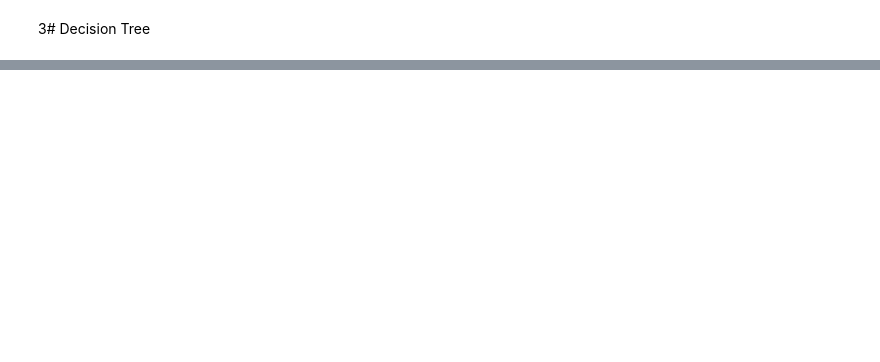
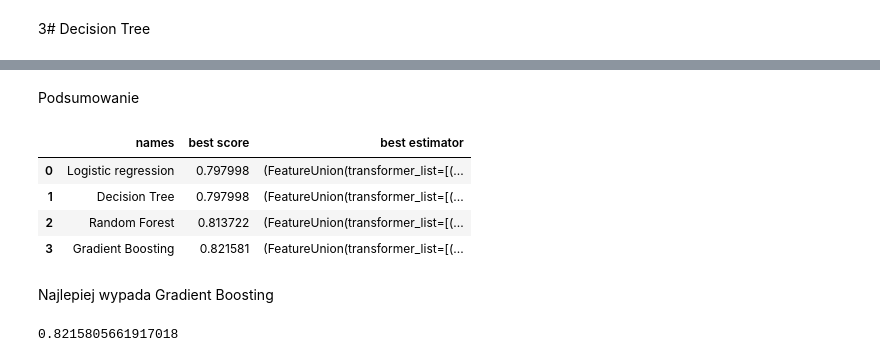
Before and after one commit to she3r/podstawy_sztucznej_inteligencji, a Jupyter notebook: titanic_kaggle.ipynb, the cells around one changed output, grey strips where cells are left out. Saved outputs shown, nothing was run; the diff lists cells and outputs as text; code cells hidden in the pictures; blank space fills up the shorter version.

```diff
--- a/titanic_kaggle.ipynb
+++ b/titanic_kaggle.ipynb
@@ -309,0 +346,12 @@ NameError: name 'testdata' is not defined
+# %%
+from sklearn.ensemble import RandomForestClassifier
+
+pipe4 = Pipeline([
+    ('preprocessing', preprocess_pipeline),
+    ('classifier', RandomForestClassifier())])
+nrandom=range(100,1000,100)
+
+param_grid = {"classifier__n_estimators" :nrandom}
+
+grid_4 = GridSearchCV(pipe4,param_grid = param_grid, cv=kfold, scoring="accuracy", n_jobs= -1)
+grid_4.fit(X_train,y_train)
@@ -309,0 +378,15 @@ NameError: name 'testdata' is not defined
+# %%
+from sklearn.model_selection import GridSearchCV
+from sklearn.ensemble import GradientBoostingClassifier
+param_grid = {'classifier__loss' : ["deviance"],
+              'classifier__n_estimators' : [100,200,300,400],
+              'classifier__learning_rate': [0.1, 0.05, 0.01,0.001],
+              'classifier__max_depth': [4, 8],
+              'classifier__min_samples_leaf': [100,150],
+              'classifier__max_features': [0.3, 0.2,0.1]
+              }
+pipe5 = Pipeline([
+    ('preprocessing', preprocess_pipeline),
+    ('classifier', GradientBoostingClassifier())])
+grid_5 = GridSearchCV(pipe5,param_grid = param_grid, cv=kfold, scoring="accuracy", n_jobs= -1)
+grid_5.fit(X_train,y_train)
@@ -309,0 +411,29 @@ NameError: name 'testdata' is not defined
+# %% [markdown]
+Podsumowanie
+# %%
+precision_scores=[]
+best_estimators = []
+names=['Logistic regression','Decision Tree','Random Forest','Gradient Boosting']
+
+for model in (grid_2,grid_3,grid_4,grid_5):
+    precision_scores.append(model.best_score_)
+    best_estimators.append(model.best_estimator_)
+
+d = {'names':names,
+    'best score': precision_scores,
+     'best estimator': best_estimators,
+    }
+df = pd.DataFrame(data=d)
+df
+# %% [output]
+|  | names | best score | best estimator |
+| 0 | Logistic regression | 0.797998 | (FeatureUnion(transformer_list=[(... |
+| 1 | Decision Tree | 0.797998 | (FeatureUnion(transformer_list=[(... |
+| 2 | Random Forest | 0.813722 | (FeatureUnion(transformer_list=[(... |
+| 3 | Gradient Boosting | 0.821581 | (FeatureUnion(transformer_list=[(... |
+# %% [markdown]
+Najlepiej wypada Gradient Boosting
+# %%
+grid_5.best_score_
+# %% [output]
+0.8215805661917018
```
Also changed, not shown: parts of 27 cells of this notebook, 6 other files.
